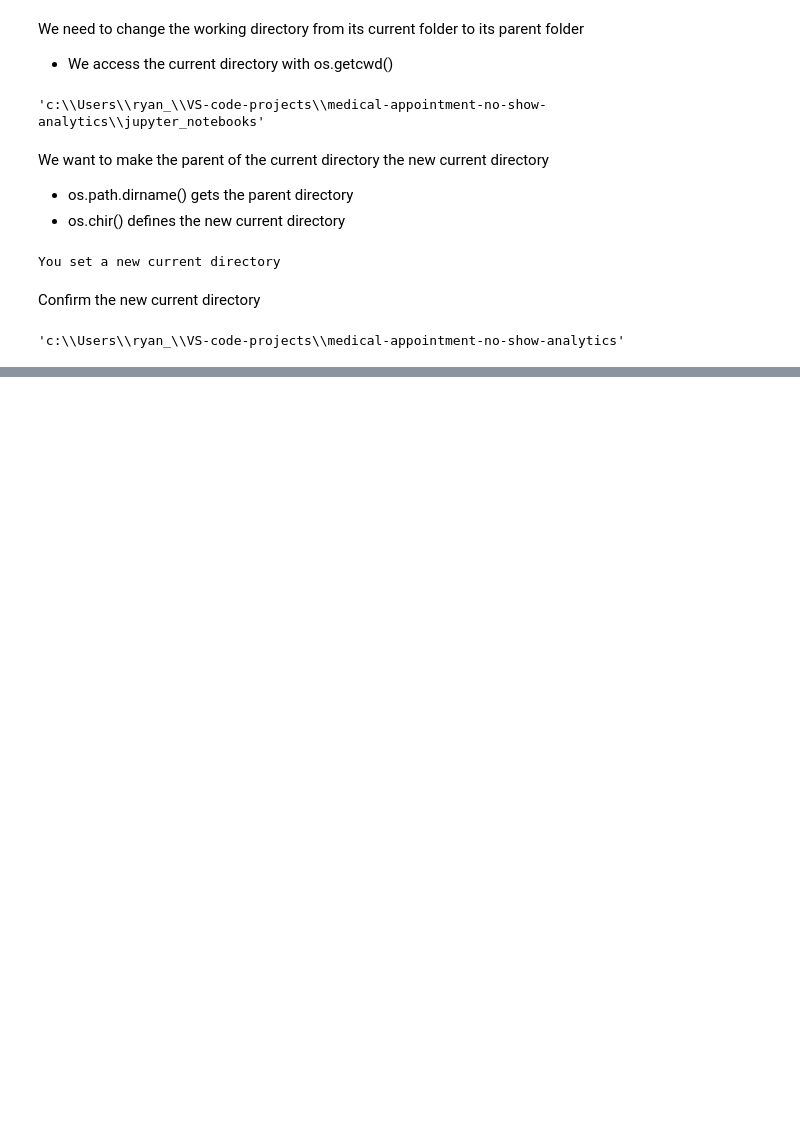
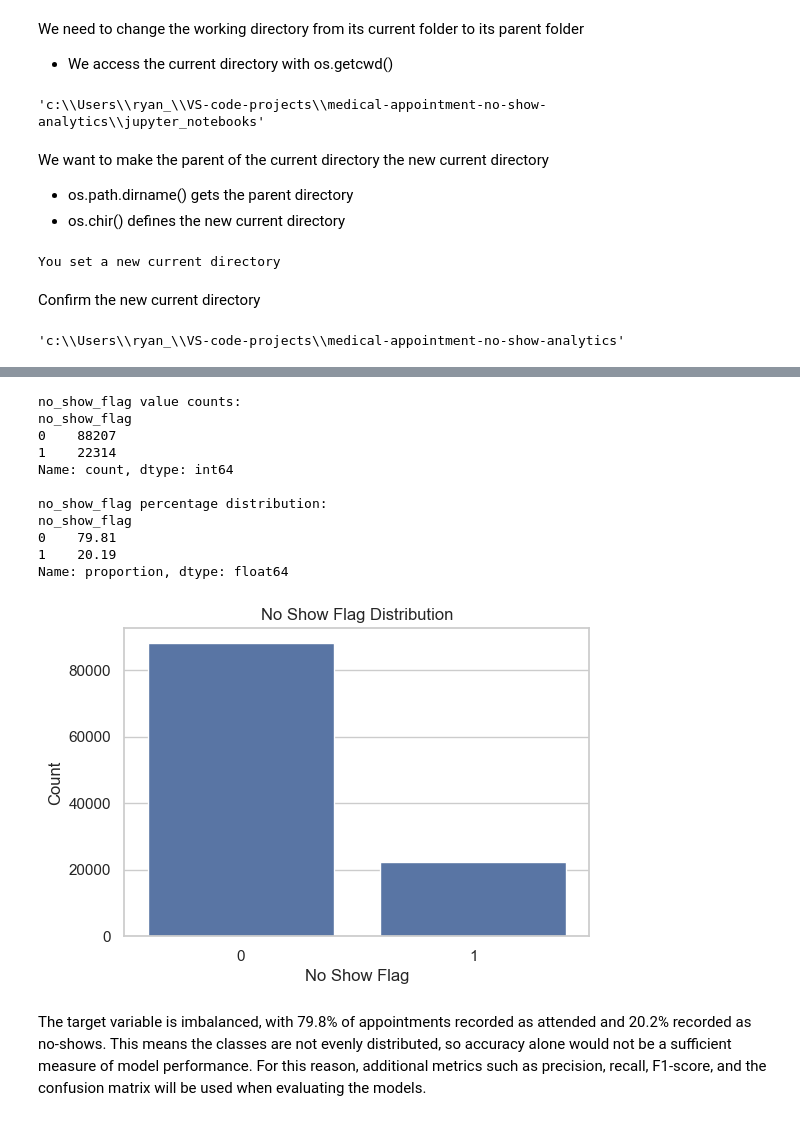
Before and after one commit to RNB1993/medical-appointment-no-show-analytics, a Jupyter notebook: jupyter_notebooks/03_ML.ipynb, the cells around one changed output, grey strips where cells are left out. Saved outputs shown, nothing was run; the diff lists cells and outputs as text; code cells hidden in the pictures; blank space fills up the shorter version.

```diff
--- a/jupyter_notebooks/03_ML.ipynb
+++ b/jupyter_notebooks/03_ML.ipynb
@@ -69,0 +77,9 @@ Next Steps
+# %%
+#Load cleaned dataset from 01_ETL.ipynb
+
+file_path = current_dir + "\data\processed\medical_appointments_cleaned.csv"
+df = pd.read_csv(file_path)
+
+print("Dataset shape:", df.shape)
+display(df.head())
+display(df.info())
@@ -69,0 +118,27 @@ Next Steps
+# %%
+print("no_show_flag value counts:")
+print(df["no_show_flag"].value_counts())
+print("\nno_show_flag percentage distribution:")
+print(round(df["no_show_flag"].value_counts(normalize=True) * 100, 2))
+
+plt.figure(figsize=(6, 4))
+sns.countplot(data=df, x="no_show_flag")
+plt.title("No Show Flag Distribution")
+plt.xlabel("No Show Flag")
+plt.ylabel("Count")
+plt.show()
+# %% [output]
+no_show_flag value counts:
+no_show_flag
+0    88207
+1    22314
+Name: count, dtype: int64
+
+no_show_flag percentage distribution:
+no_show_flag
+0    79.81
+1    20.19
+Name: proportion, dtype: float64
+[figure, added]
+# %% [markdown]
+The target variable is imbalanced, with 79.8% of appointments recorded as attended and 20.2% recorded as no-shows. This means the classes are not evenly distributed, so accuracy alone would not be a sufficient measure of model performance. For this reason, additional metrics such as precision, recall, F1-score, and the confusion matrix will be used when evaluating the models.
```
Also changed, not shown: parts of 62 cells of this notebook.
